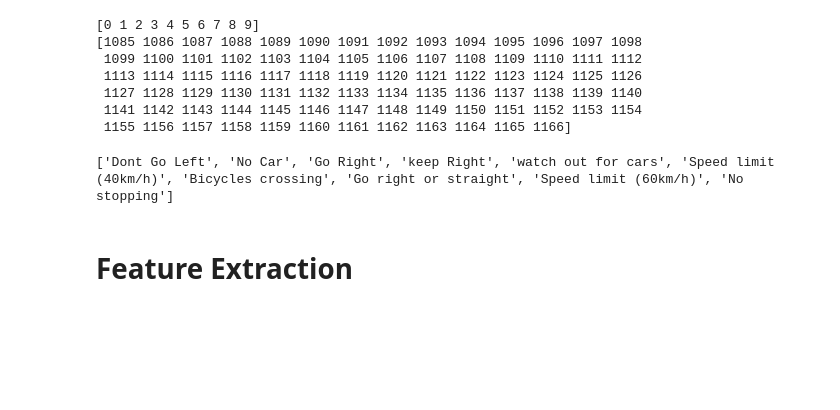
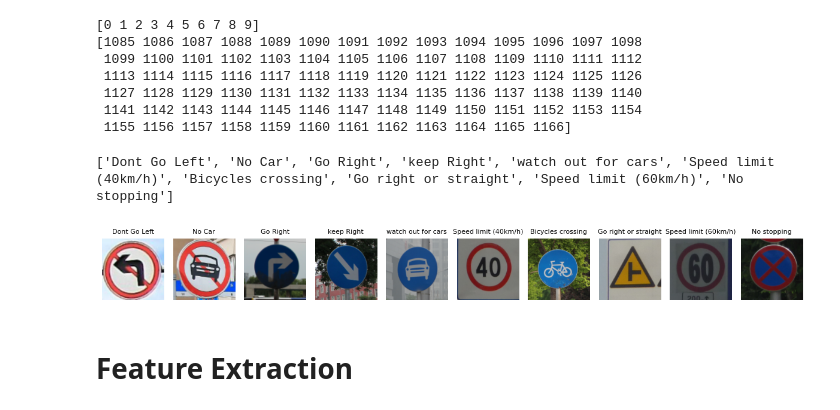
Before and after one commit to TuNguyen312/Traffic-sign-classification, a Jupyter notebook: traffic-sign.ipynb, the cells around one changed output. Cells and saved outputs as stored; diff of their text form; code cells hidden in the pictures; blank space fills up the shorter version.

```diff
--- a/traffic-sign.ipynb
+++ b/traffic-sign.ipynb
@@ -90,6 +90,21 @@ fig.update_traces(texttemplate='%{y}', textposition='inside')
 fig.show()
 # %% [output]
 ['Dont Go Left', 'No Car', 'Go Right', 'keep Right', 'watch out for cars', 'Speed limit (40km/h)', 'Bicycles crossing', 'Go right or straight', 'Speed limit (60km/h)', 'No stopping']
+# %%
+# Displaying sample images for each class randomly.
+
+plt.figure(figsize=(12, 5))
+for i, (class_id, indices) in enumerate(class_indices.items()):
+    random_index = np.random.choice(indices)
+    random_image = img_ls[random_index].astype(np.uint8)
+    plt.subplot(1, len(unique_classes), i + 1)
+    plt.imshow(random_image)
+    plt.title(class_names[class_id], fontdict={'fontsize': 8})
+    plt.axis('off')
+plt.tight_layout()
+plt.show()
+# %% [output]
+[figure, added]
 # %% [markdown]
 # Feature Extraction #
 # %% [markdown]
```
Also changed, not shown: parts of 1 cell of this notebook.
